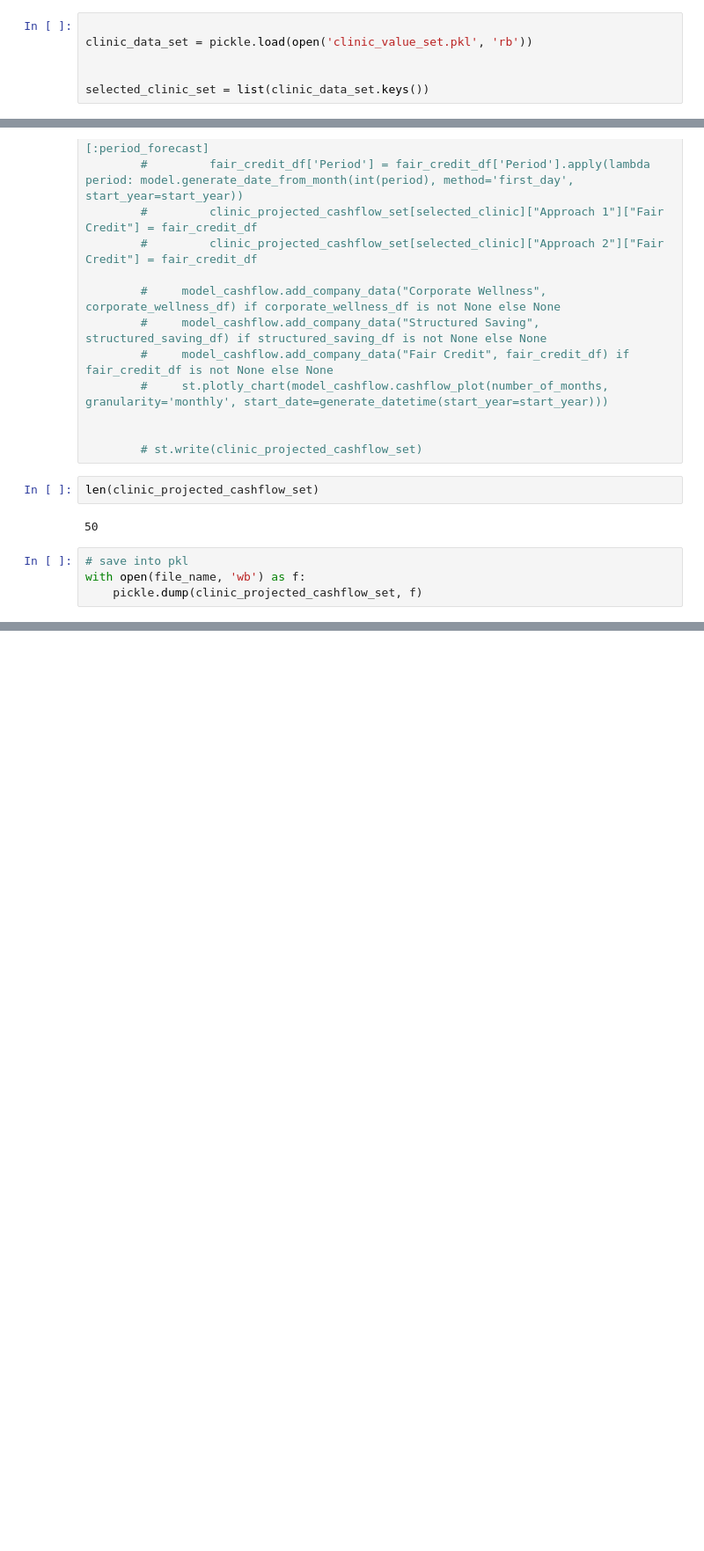
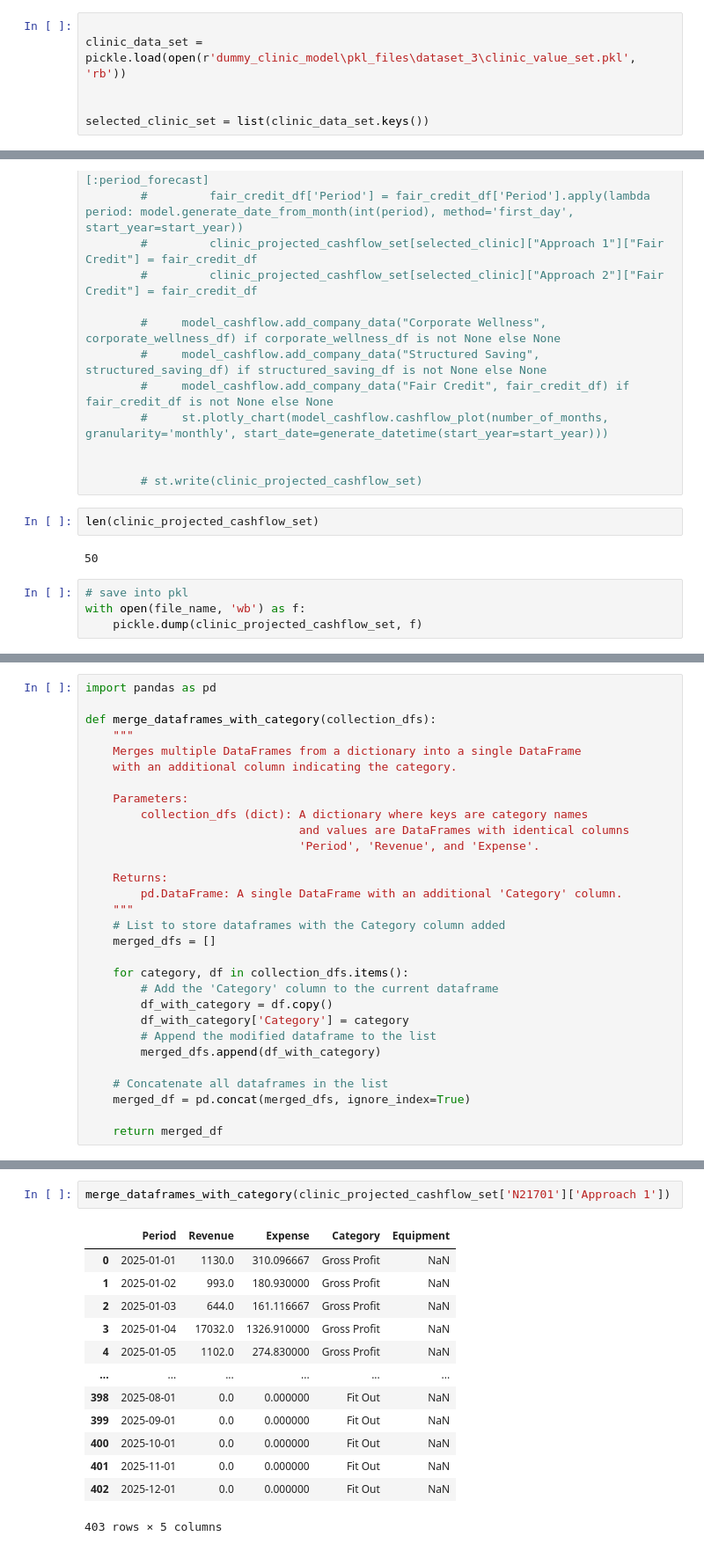
Before and after one commit to Gaia-Dental-Studio/Clinic_Value_Evaluation, a Jupyter notebook: potential_model_value_for_colab.ipynb, the cells around one changed output, grey strips where cells are left out. Shown at 88% size. Cells and saved outputs as stored; diff of their text form; blank space fills up the shorter version.

```diff
--- a/potential_model_value_for_colab.ipynb
+++ b/potential_model_value_for_colab.ipynb
@@ -13,7 +13,7 @@ import structured_saving as structured_saving_app
 import os
 # %%
 
-clinic_data_set = pickle.load(open('clinic_value_set.pkl', 'rb'))
+clinic_data_set = pickle.load(open(r'dummy_clinic_model\pkl_files\dataset_3\clinic_value_set.pkl', 'rb'))
 
 
 selected_clinic_set = list(clinic_data_set.keys())
@@ -237,0 +240,30 @@ with open(file_name, 'wb') as f:
+# %%
+import pandas as pd
+
+def merge_dataframes_with_category(collection_dfs):
+    """
+    Merges multiple DataFrames from a dictionary into a single DataFrame
+    with an additional column indicating the category.
+
+    Parameters:
+        collection_dfs (dict): A dictionary where keys are category names
+                               and values are DataFrames with identical columns
+                               'Period', 'Revenue', and 'Expense'.
+
+    Returns:
+        pd.DataFrame: A single DataFrame with an additional 'Category' column.
+    """
+    # List to store dataframes with the Category column added
+    merged_dfs = []
+
+    for category, df in collection_dfs.items():
+        # Add the 'Category' column to the current dataframe
+        df_with_category = df.copy()
+        df_with_category['Category'] = category
+        # Append the modified dataframe to the list
+        merged_dfs.append(df_with_category)
+
+    # Concatenate all dataframes in the list
+    merged_df = pd.concat(merged_dfs, ignore_index=True)
+
+    return merged_df
@@ -237,0 +290,16 @@ with open(file_name, 'wb') as f:
+# %%
+merge_dataframes_with_category(clinic_projected_cashflow_set['N21701']['Approach 1'])
+# %% [output]
+|  | Period | Revenue | Expense | Category | Equipment |
+| 0 | 2025-01-01 | 1130.0 | 310.096667 | Gross Profit | NaN |
+| 1 | 2025-01-02 | 993.0 | 180.930000 | Gross Profit | NaN |
+| 2 | 2025-01-03 | 644.0 | 161.116667 | Gross Profit | NaN |
+| 3 | 2025-01-04 | 17032.0 | 1326.910000 | Gross Profit | NaN |
+| 4 | 2025-01-05 | 1102.0 | 274.830000 | Gross Profit | NaN |
+| ... | ... | ... | ... | ... | ... |
+| 398 | 2025-08-01 | 0.0 | 0.000000 | Fit Out | NaN |
+| 399 | 2025-09-01 | 0.0 | 0.000000 | Fit Out | NaN |
+| 400 | 2025-10-01 | 0.0 | 0.000000 | Fit Out | NaN |
+| 401 | 2025-11-01 | 0.0 | 0.000000 | Fit Out | NaN |
+| 402 | 2025-12-01 | 0.0 | 0.000000 | Fit Out | NaN |
+403 rows × 5 columns
```
Also changed, not shown: parts of 2 cells of this notebook, 55 other files.
